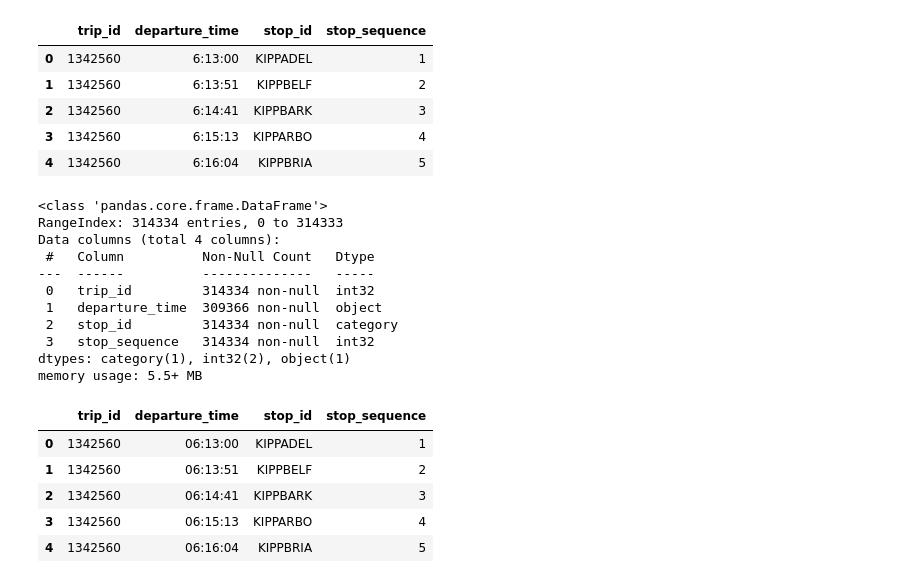
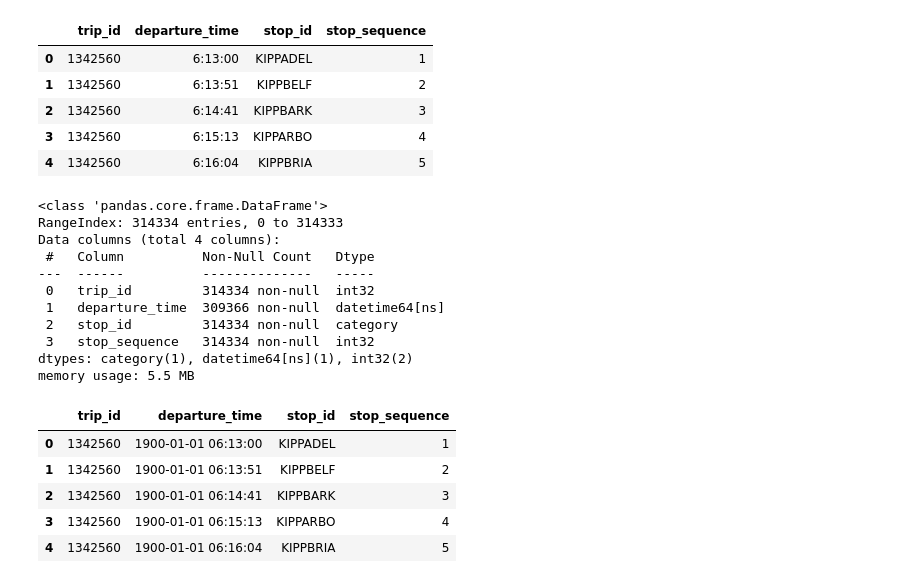
Before and after one commit to ningsongshen/public-transit-schedules, a Jupyter notebook: modelling/model.ipynb, the cells around one changed output. Saved outputs shown, nothing was run; the diff lists cells and outputs as text; code cells hidden in the pictures.

```diff
--- a/modelling/model.ipynb
+++ b/modelling/model.ipynb
@@ -22,30 +22,30 @@ schedule_df.head()
 | 4 | 1342560 | 6:16:04 | KIPPBRIA | 5 |
 # %%
 schedule_df['trip_id'] = pd.to_numeric(schedule_df['trip_id'], errors='coerce').fillna(0).astype(int)
-schedule_df['departure_time'] = pd.to_datetime(schedule_df['departure_time'], format='%H:%M:%S', errors='coerce').dt.time
+schedule_df['departure_time'] = pd.to_datetime(schedule_df['departure_time'], format='%H:%M:%S', errors='coerce')
 schedule_df['stop_sequence'] = pd.to_numeric(schedule_df['stop_sequence'], errors='coerce').fillna(0).astype(int)
 schedule_df['stop_id'] = schedule_df['stop_id'].astype('category')
 eastern = pytz.timezone('America/Toronto')
 
 schedule_df.info()
 schedule_df.head()
 # %% [output]
 <class 'pandas.core.frame.DataFrame'>
 RangeIndex: 314334 entries, 0 to 314333
 Data columns (total 4 columns):
  #   Column          Non-Null Count   Dtype
 ---  ------          --------------   -----
  0   trip_id         314334 non-null  int32
- 1   departure_time  309366 non-null  object
+ 1   departure_time  309366 non-null  datetime64[ns]
  2   stop_id         314334 non-null  category
  3   stop_sequence   314334 non-null  int32
-dtypes: category(1), int32(2), object(1)
-memory usage: 5.5+ MB
+dtypes: category(1), datetime64[ns](1), int32(2)
+memory usage: 5.5 MB
 |  | trip_id | departure_time | stop_id | stop_sequence |
-| 0 | 1342560 | 06:13:00 | KIPPADEL | 1 |
-| 1 | 1342560 | 06:13:51 | KIPPBELF | 2 |
-| 2 | 1342560 | 06:14:41 | KIPPBARK | 3 |
-| 3 | 1342560 | 06:15:13 | KIPPARBO | 4 |
-| 4 | 1342560 | 06:16:04 | KIPPBRIA | 5 |
+| 0 | 1342560 | 1900-01-01 06:13:00 | KIPPADEL | 1 |
+| 1 | 1342560 | 1900-01-01 06:13:51 | KIPPBELF | 2 |
+| 2 | 1342560 | 1900-01-01 06:14:41 | KIPPBARK | 3 |
+| 3 | 1342560 | 1900-01-01 06:15:13 | KIPPARBO | 4 |
+| 4 | 1342560 | 1900-01-01 06:16:04 | KIPPBRIA | 5 |
 # %%
 csv_path = RESULT_DIRECTORY + '/result.csv'
```
Also changed, not shown: parts of 4 cells of this notebook.
